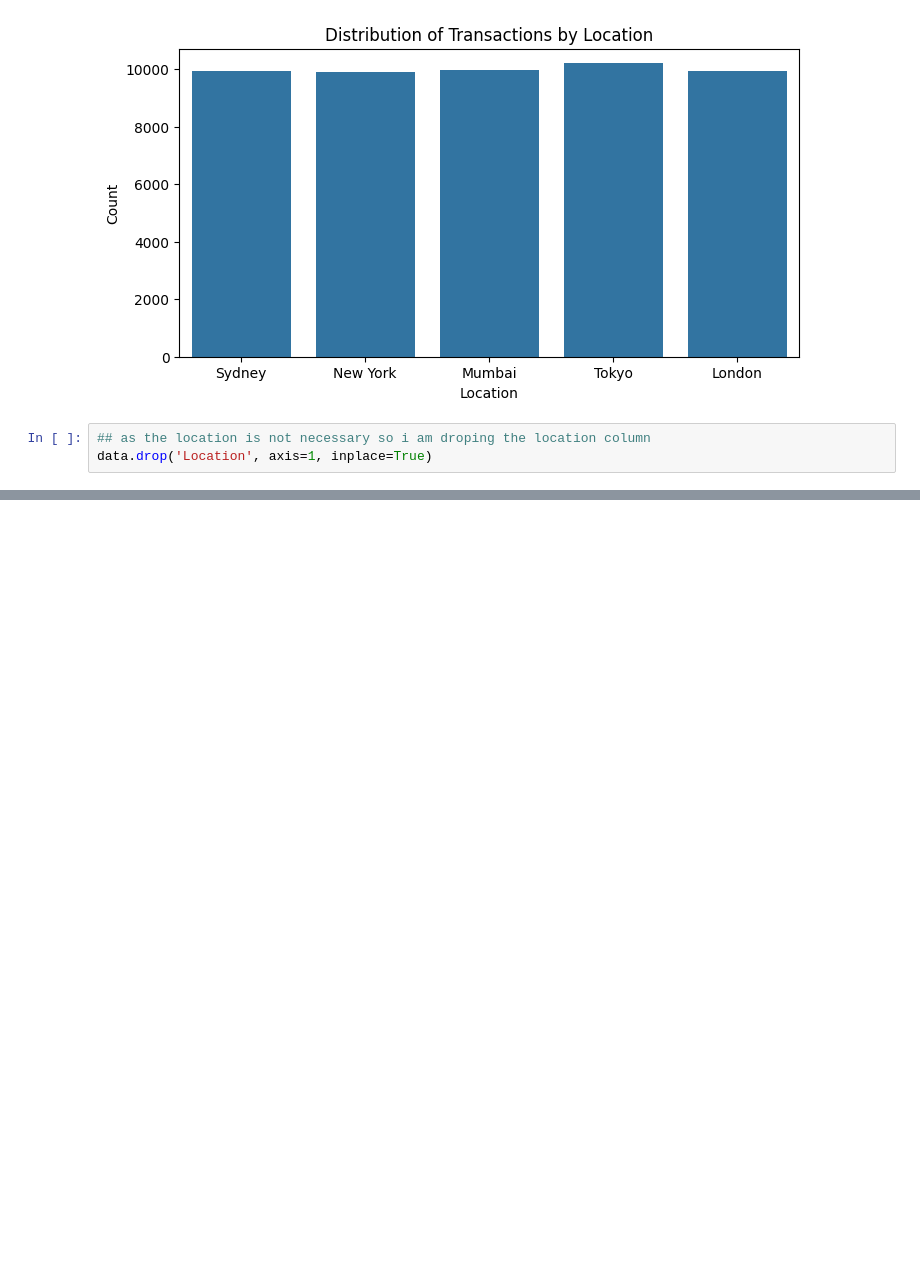
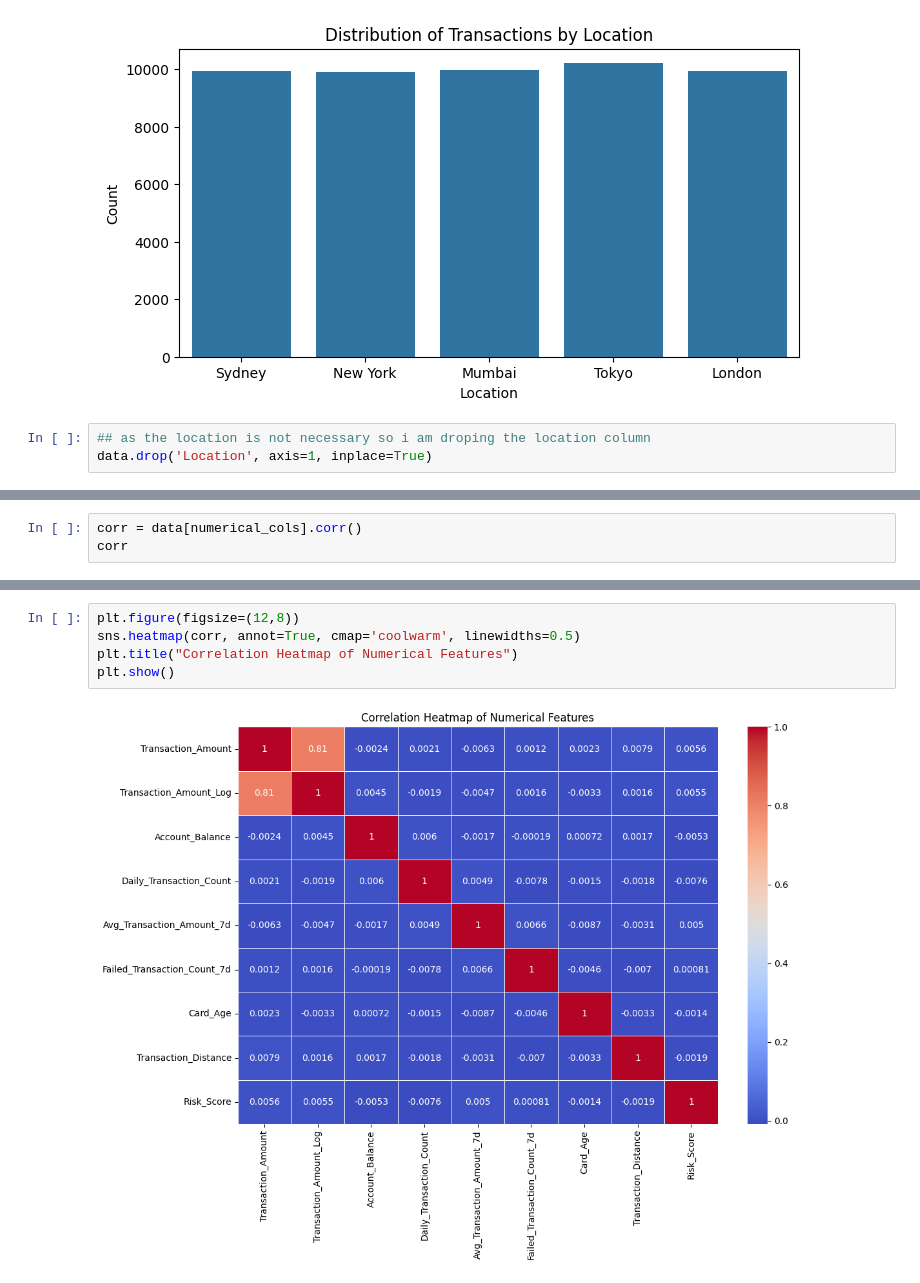
Before and after one commit to hebasur2001/test1, a Jupyter notebook: ml1/fraud detection/traing_model.ipynb, the cells around one changed output, grey strips where cells are left out. Cells and saved outputs as stored; diff of their text form; blank space fills up the shorter version.

```diff
--- a/ml1/fraud detection/traing_model.ipynb
+++ b/ml1/fraud detection/traing_model.ipynb
@@ -336,0 +641,3 @@ data.drop('Location', axis=1, inplace=True)
+# %%
+corr = data[numerical_cols].corr()
+corr
@@ -336,0 +655,7 @@ data.drop('Location', axis=1, inplace=True)
+# %%
+plt.figure(figsize=(12,8))
+sns.heatmap(corr, annot=True, cmap='coolwarm', linewidths=0.5)
+plt.title("Correlation Heatmap of Numerical Features")
+plt.show()
+# %% [output]
+[figure, added]
```
Also changed, not shown: parts of 22 cells of this notebook, 3 other files.
